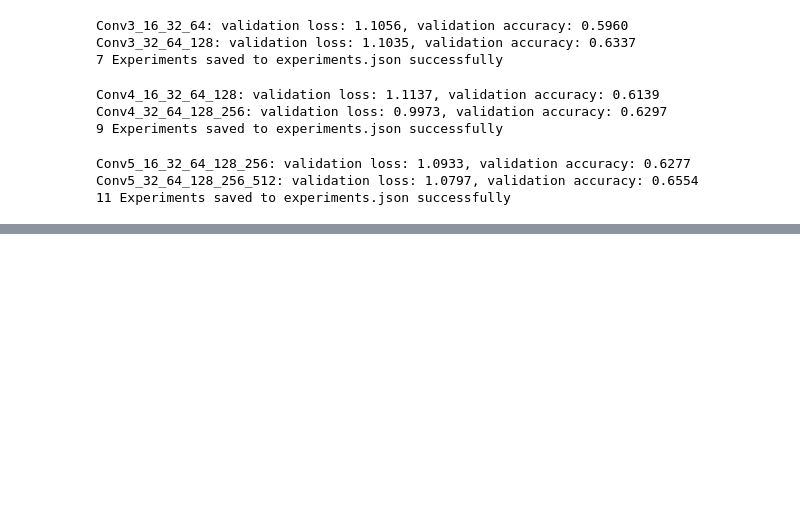
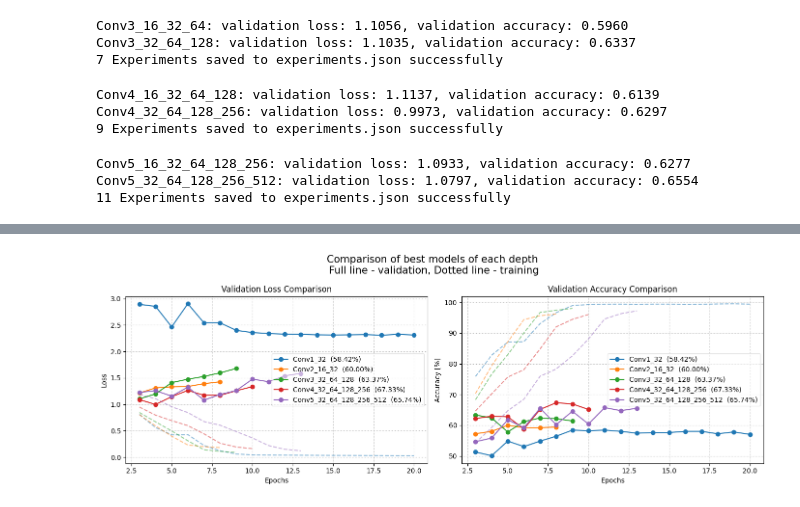
Before and after one commit to marekstorek/trash_classifier, a Jupyter notebook: ml/experiments.ipynb, the cells around one changed output, grey strips where cells are left out. Drawn from its saved outputs; the diff is of its cells as text; code cells hidden in the pictures; blank space fills up the shorter version.

```diff
--- a/ml/experiments.ipynb
+++ b/ml/experiments.ipynb
@@ -149,0 +183,18 @@ Conv5_32_64_128_256_512: validation loss: 1.0797, validation accuracy: 0.6554
+# %%
+categories = ["Conv1", "Conv2", "Conv3", "Conv4", "Conv5"]
+experiments_by_cat: list[list[Experiment]] = []
+for cat in categories:
+    exps = [e for e in all_experiments if e.model_name.startswith(cat)]
+    if exps:
+        experiments_by_cat.append(exps)
+
+# gets best model for each category
+best_experiments = [min(experiments, key=lambda exp: min(r.val_loss for r in exp.progress)) for experiments in experiments_by_cat]
+compare_models(
+    best_experiments,
+    title = "Comparison of best models of each depth",
+    epoch_start=2,
+    show_train=True,
+)
+# %% [output]
+[figure, added]
```
Also changed, not shown: parts of 4 cells of this notebook, 1 other file.
